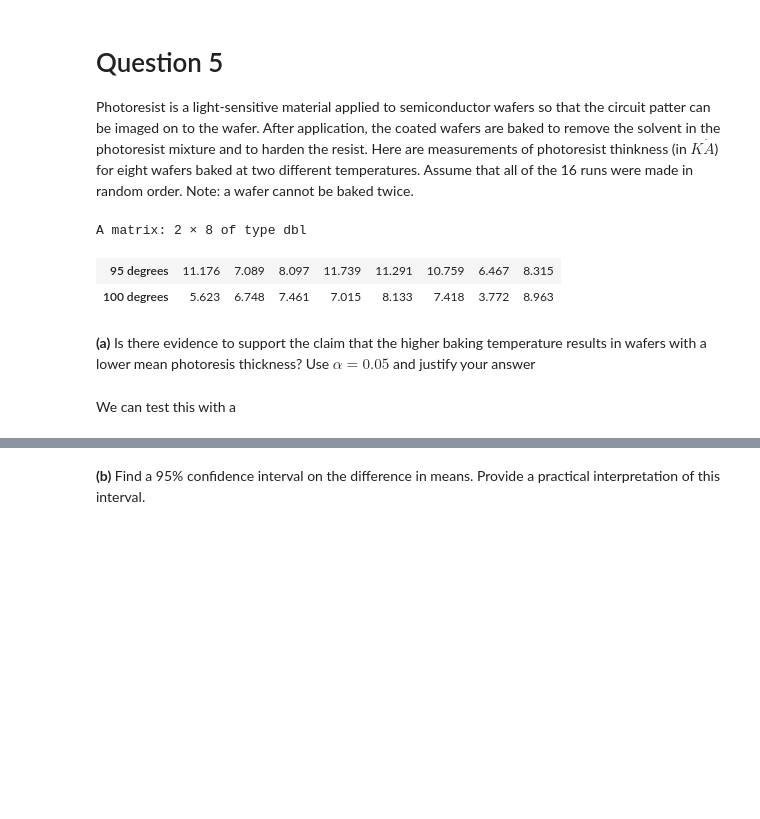
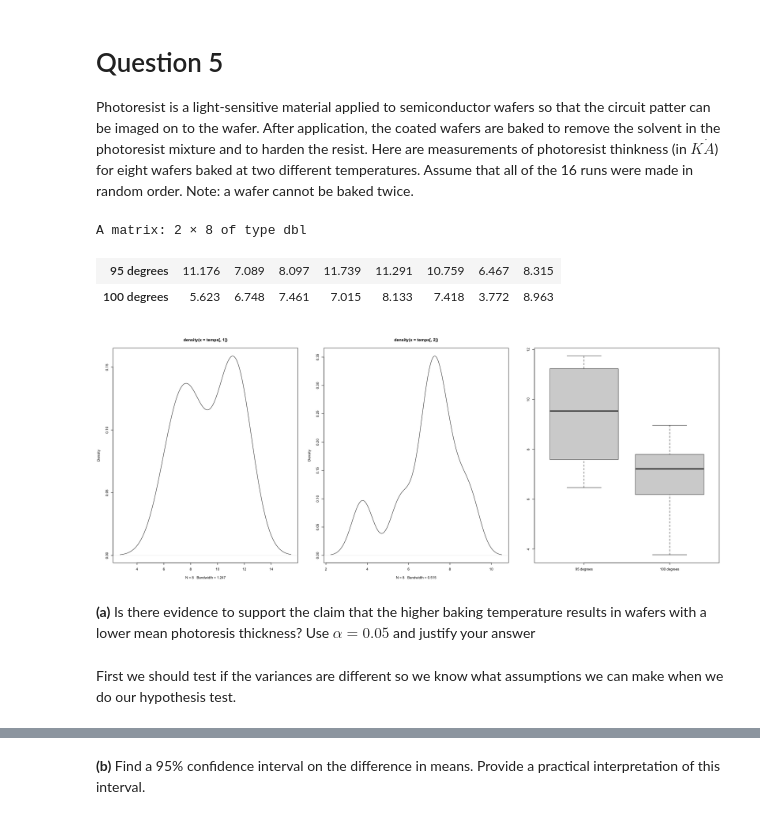
Before and after one commit to AlexWiigs/Code, a Jupyter notebook: STAT 558/558_A1_Q5.ipynb, the cells around one changed output, grey strips where cells are left out. Cells and saved outputs as stored; diff of their text form; code cells hidden in the pictures; blank space fills up the shorter version.

```diff
--- a/STAT 558/558_A1_Q5.ipynb
+++ b/STAT 558/558_A1_Q5.ipynb
@@ -5,15 +5,21 @@ Photoresist is a light-sensitive material applied to semiconductor wafers so tha
 # %%
 temps <- matrix(c(
     11.176, 07.089, 08.097, 11.739, 11.291, 10.759, 06.467, 08.315,
     05.623, 06.748, 07.461, 07.015, 08.133, 07.418, 03.772, 08.963
 ), ncol = 2)
 colnames(temps) <- (c("95 degrees", "100 degrees"))
 t(temps)
+par(mfrow = c(1, 3))
+options(repr.plot.width = 20, repr.plot.height = 8)
+plot(density(temps[,1]))
+plot(density(temps[,2]))
+boxplot(temps)
 # %% [output]
 A matrix: 2 × 8 of type dbl
 | 95 degrees | 11.176 | 7.089 | 8.097 | 11.739 | 11.291 | 10.759 | 6.467 | 8.315 |
 | 100 degrees | 5.623 | 6.748 | 7.461 | 7.015 | 8.133 | 7.418 | 3.772 | 8.963 |
+[figure, added]
 # %% [markdown]
 **(a)** Is there evidence to support the claim that the higher baking temperature results in wafers with a lower mean photoresis thickness? Use $\alpha = 0.05$ and justify your answer
-# %% [markdown]
-We can test this with a
+# %% [markdown]
+First we should test if the variances are different so we know what assumptions we can make when we do our hypothesis test.
```
Also changed, not shown: parts of 6 cells of this notebook, 3 other files.
